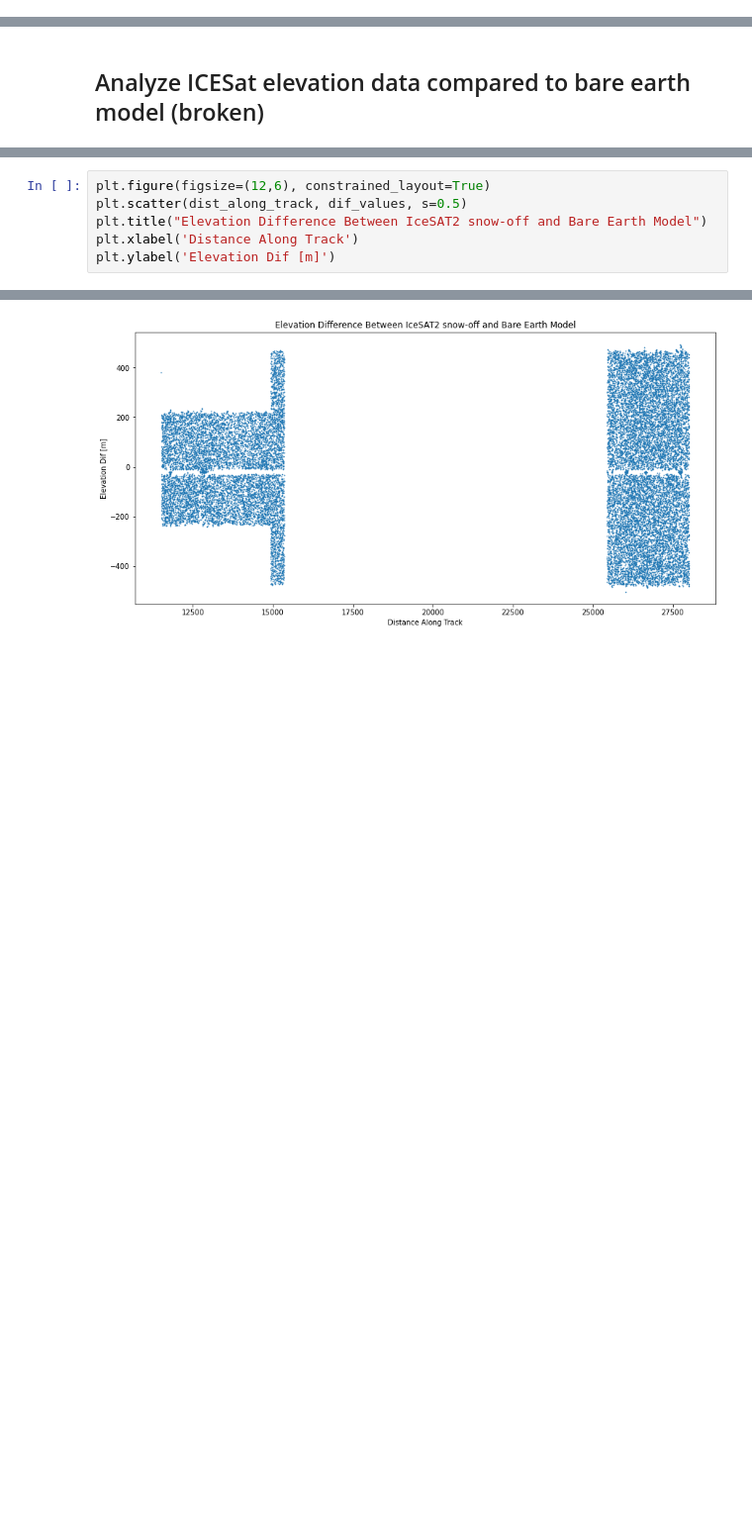
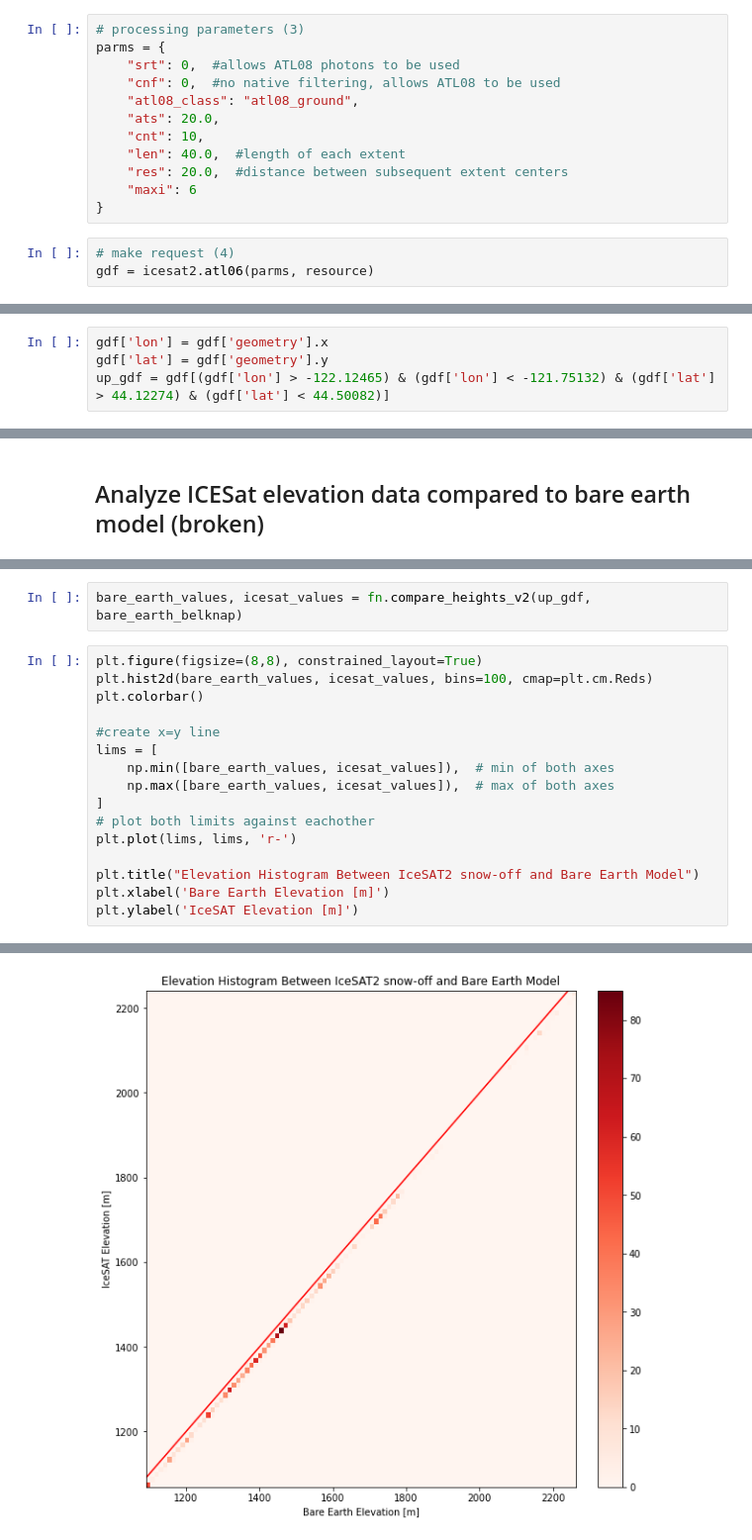
Before and after one commit to jsheppar/snow_depth, a Jupyter notebook: analyze_data.ipynb, the cells around one changed output, grey strips where cells are left out. Shown at 99% size. Drawn from its saved outputs; the diff is of its cells as text; blank space fills up the shorter version.

```diff
--- a/analyze_data.ipynb
+++ b/analyze_data.ipynb
@@ -133,0 +141,15 @@ fn.plot_beams(data_dict, confs=[2,3,4], dif=True, landforms=lf)
+# %%
+# processing parameters (3)
+parms = {
+    "srt": 0,  #allows ATL08 photons to be used
+    "cnf": 0,  #no native filtering, allows ATL08 to be used
+    "atl08_class": "atl08_ground",
+    "ats": 20.0,
+    "cnt": 10,
+    "len": 40.0,  #length of each extent
+    "res": 20.0,  #distance between subsequent extent centers
+    "maxi": 6
+}
+# %%
+# make request (4)
+gdf = icesat2.atl06(parms, resource)
@@ -133,0 +162,4 @@ fn.plot_beams(data_dict, confs=[2,3,4], dif=True, landforms=lf)
+# %%
+gdf['lon'] = gdf['geometry'].x
+gdf['lat'] = gdf['geometry'].y
+up_gdf = gdf[(gdf['lon'] > -122.12465) & (gdf['lon'] < -121.75132) & (gdf['lat'] > 44.12274) & (gdf['lat'] < 44.50082)]
@@ -166,7 +176,19 @@ def compare_heights(rgt, gt, ref_tif):
+# %%
+bare_earth_values, icesat_values = fn.compare_heights_v2(up_gdf, bare_earth_belknap)
 # %%
-plt.figure(figsize=(12,6), constrained_layout=True)
-plt.scatter(dist_along_track, dif_values, s=0.5)
-plt.title("Elevation Difference Between IceSAT2 snow-off and Bare Earth Model")
-plt.xlabel('Distance Along Track')
-plt.ylabel('Elevation Dif [m]')
+plt.figure(figsize=(8,8), constrained_layout=True)
+plt.hist2d(bare_earth_values, icesat_values, bins=100, cmap=plt.cm.Reds)
+plt.colorbar()
+
+#create x=y line
+lims = [
+    np.min([bare_earth_values, icesat_values]),  # min of both axes
+    np.max([bare_earth_values, icesat_values]),  # max of both axes
+]
+# plot both limits against eachother
+plt.plot(lims, lims, 'r-')
+
+plt.title("Elevation Histogram Between IceSAT2 snow-off and Bare Earth Model")
+plt.xlabel('Bare Earth Elevation [m]')
+plt.ylabel('IceSAT Elevation [m]')
 # %% [output]
@@ -174 +196 @@ Text(0, 0.5, 'Elevation Dif [m]')
-[figure, old version]
+[figure, new version]
```
Also changed, not shown: parts of 17 cells of this notebook, 2 other files.
